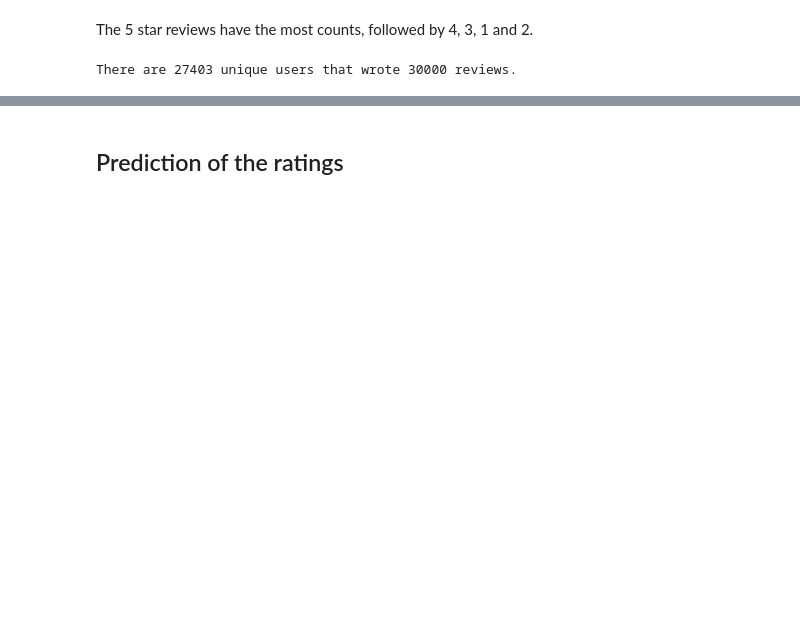
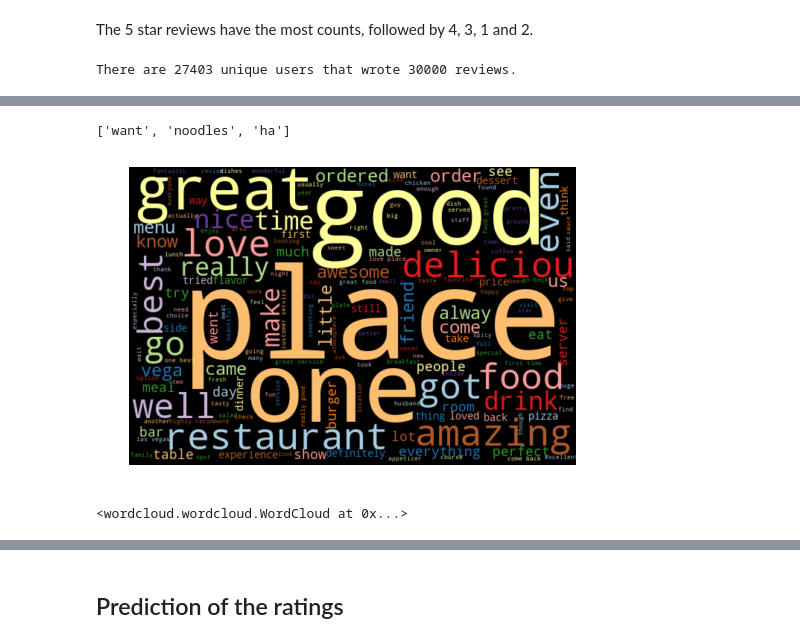
Before and after one commit to forheart81/Data-Science, a Jupyter notebook: Sentiment Analysis of the Yelp Reviews.ipynb, the cells around one changed output, grey strips where cells are left out. Cells and saved outputs as stored; diff of their text form; code cells hidden in the pictures; blank space fills up the shorter version.

```diff
--- a/Sentiment Analysis of the Yelp Reviews.ipynb
+++ b/Sentiment Analysis of the Yelp Reviews.ipynb
@@ -156,0 +192,15 @@ The above analysis shows that people who tend to review a business as good (4 or
+# %%
+def cleaning(text):
+    nopunc = [i for i in text if i not in string.punctuation]
+    nn = "".join(nopunc)
+    nn = nn.lower().split()
+    nostopwords = [words for words in nn if words not in stopwords.words('english')]
+    return(nostopwords)
+# %%
+# Test the function cleaning that was just created
+text='i want to have noodles! ha~'
+cleaning(text)
+# %% [output]
+['want', 'noodles', 'ha']
+# %%
+star_5 = cleaning(review['text'][review.stars==5].values)
@@ -156,0 +209,15 @@ The above analysis shows that people who tend to review a business as good (4 or
+# %%
+star_5_bow = ' '.join(star_5)
+# %%
+# Create a word cloud for the 5 starred reviews
+stopwords = set(STOPWORDS)
+wordcloud_5 = WordCloud(colormap = "Paired", width = 300, height = 200, scale=2, max_words=1000,
+                           stopwords=stopwords).generate(star_5_bow)
+plt.figure(figsize = (8,12))
+plt.imshow(wordcloud_5, interpolation="bilinear", cmap = plt.cm.autumn)
+plt.axis('off')
+plt.show()
+wordcloud_5.to_file("star_5.png")
+# %% [output]
+[figure, added]
+<wordcloud.wordcloud.WordCloud at 0x...>
```
Also changed, not shown: parts of 99 cells of this notebook.
